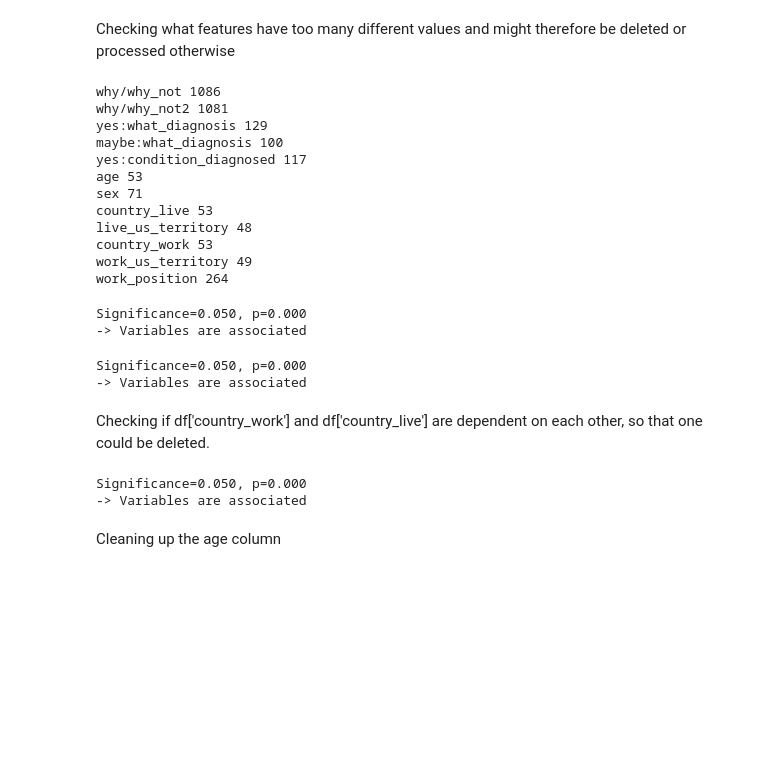
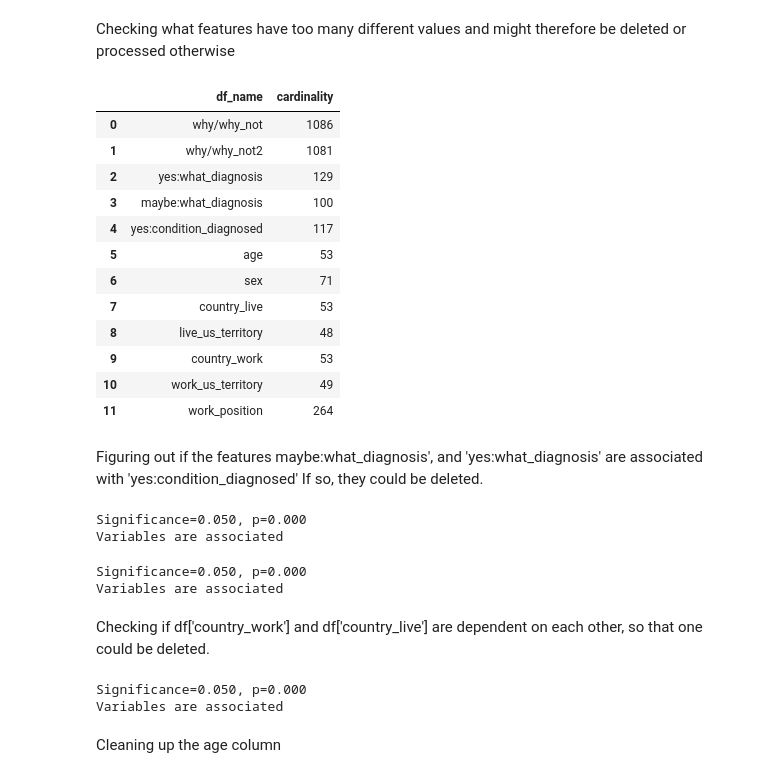
Before and after one commit to MaxIG1/unsupervised_learning_DLBDSMLUSL01, a Jupyter notebook: Analysis.ipynb, the cells around one changed output. Saved outputs shown, nothing was run; the diff lists cells and outputs as text; code cells hidden in the pictures; blank space fills up the shorter version.

```diff
--- a/Analysis.ipynb
+++ b/Analysis.ipynb
@@ -167,22 +162,39 @@ df["remote"] = df["remote"].astype(cat_type)
 # %% [markdown]
 Checking what features have too many different values and might therefore be deleted or processed otherwise
 # %%
+data_cardinality = []
+data_all = []
+
 for x in df.columns:
     if len(df[x].value_counts(dropna=False)) > 10:
-        print(x, len(df[x].value_counts(dropna=False)))
+
+        data_cardinality.append(x)
+        data_cardinality.append(len(df[x].value_counts(dropna=False)))
+        data2 = [data_cardinality]
+        data_all.extend(data2)
+
+        data_cardinality = []
+        data2 = []
+
+df_high_cardinality = pd.DataFrame(data_all, columns=["df_name", 'cardinality'])
+df_high_cardinality
 # %% [output]
-why/why_not 1086
-why/why_not2 1081
-yes:what_diagnosis 129
-maybe:what_diagnosis 100
-yes:condition_diagnosed 117
-age 53
-sex 71
-country_live 53
-live_us_territory 48
-country_work 53
-work_us_territory 49
-work_position 264
+|  | df_name | cardinality |
+| 0 | why/why_not | 1086 |
+| 1 | why/why_not2 | 1081 |
+| 2 | yes:what_diagnosis | 129 |
+| 3 | maybe:what_diagnosis | 100 |
+| 4 | yes:condition_diagnosed | 117 |
+| 5 | age | 53 |
+| 6 | sex | 71 |
+| 7 | country_live | 53 |
+| 8 | live_us_territory | 48 |
+| 9 | country_work | 53 |
+| 10 | work_us_territory | 49 |
+| 11 | work_position | 264 |
+# %% [markdown]
+Figuring out if the features maybe:what_diagnosis', and 'yes:what_diagnosis' are associated with 'yes:condition_diagnosed'
+If so, they could be deleted.
 # %%
 data = pd.crosstab(df['maybe:what_diagnosis'], df['yes:condition_diagnosed'], margins = False)
 
@@ -193,12 +205,12 @@ alpha = 0.05
 
 print('Significance=%.3f, p=%.3f' % (alpha, p))
 if p <= alpha:
-    print('-> Variables are associated')
+    print('Variables are associated')
 else:
-    print('-> Variables are not associated')
+    print('Variables are not associated')
 # %% [output]
 Significance=0.050, p=0.000
--> Variables are associated
+Variables are associated
 # %%
 data = pd.crosstab(df['yes:what_diagnosis'], df['yes:condition_diagnosed'], margins = False)
 contingency = pd.crosstab(df['country_work'], df['country_live'])
@@ -208,12 +220,12 @@ alpha = 0.05
 
 print('Significance=%.3f, p=%.3f' % (alpha, p))
 if p <= alpha:
-    print('-> Variables are associated')
+    print('Variables are associated')
 else:
-    print('-> Variables are not associated')
+    print('Variables are not associated')
 # %% [output]
 Significance=0.050, p=0.000
--> Variables are associated
+Variables are associated
 # %% [markdown]
 Checking if df['country_work'] and df['country_live'] are dependent on each other, so that one could be deleted.
 # %%
@@ -226,9 +238,9 @@ alpha = 0.05
 
 print('Significance=%.3f, p=%.3f' % (alpha, p))
 if p <= alpha:
-    print('-> Variables are associated')
+    print('Variables are associated')
 else:
-    print('-> Variables are not associated')
+    print('Variables are not associated')
 # %% [output]
 Significance=0.050, p=0.000
--> Variables are associated
+Variables are associated
```
Also changed, not shown: parts of 46 cells of this notebook.
